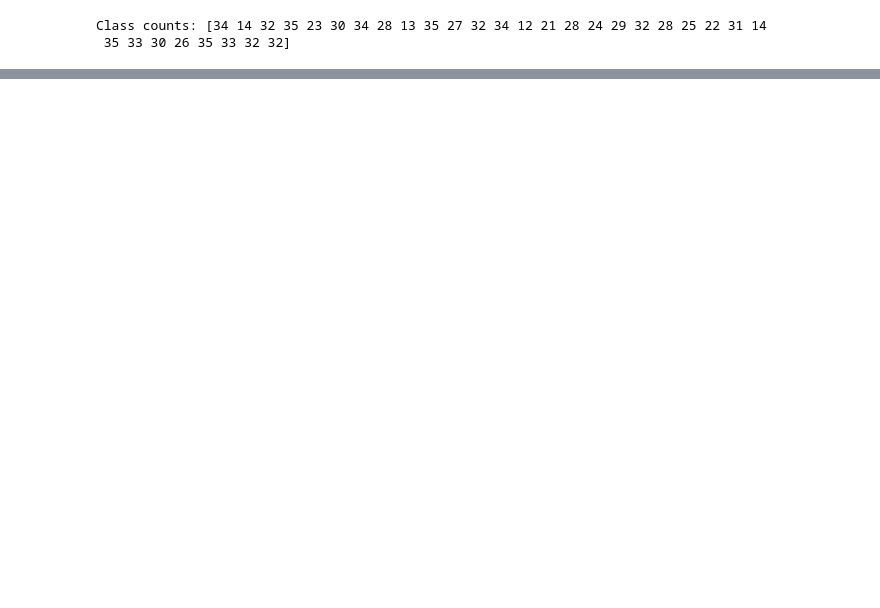
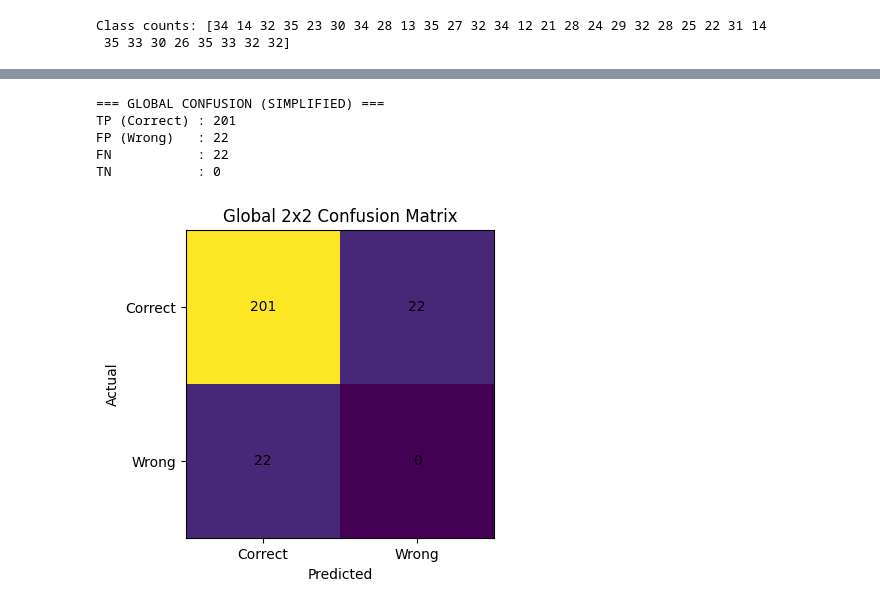
Before and after one commit to TottAditS/SignComparisonCNN, a Jupyter notebook: train/train_mobile_net.ipynb, the cells around one changed output, grey strips where cells are left out. Cells and saved outputs as stored; diff of their text form; code cells hidden in the pictures; blank space fills up the shorter version.

```diff
--- a/train/train_mobile_net.ipynb
+++ b/train/train_mobile_net.ipynb
@@ -443,0 +521,54 @@ writer.close()
+# %%
+import numpy as np
+
+y_true = np.array(y_true)
+y_pred = np.array(y_pred)
+
+# BENAR vs SALAH
+tp = np.sum(y_true == y_pred)
+fp = np.sum(y_true != y_pred)
+
+# karena multiclass, ini simetris
+fn = fp
+tn = 0  # tidak terlalu meaningful di multiclass global
+
+print("=== GLOBAL CONFUSION (SIMPLIFIED) ===")
+print(f"TP (Correct) : {tp}")
+print(f"FP (Wrong)   : {fp}")
+print(f"FN           : {fn}")
+print(f"TN           : {tn}")
+
+import matplotlib.pyplot as plt
+import numpy as np
+
+cm_2x2 = np.array([
+    [tp, fn],
+    [fp, tn]
+])
+
+plt.figure(figsize=(4,4))
+plt.imshow(cm_2x2)
+
+labels = ["Correct", "Wrong"]
+
+plt.xticks([0,1], labels)
+plt.yticks([0,1], labels)
+
+plt.xlabel("Predicted")
+plt.ylabel("Actual")
+plt.title("Global 2x2 Confusion Matrix")
+
+# isi angka
+for i in range(2):
+    for j in range(2):
+        plt.text(j, i, cm_2x2[i, j],
+                 ha="center", va="center")
+
+plt.show()
+# %% [output]
+=== GLOBAL CONFUSION (SIMPLIFIED) ===
+TP (Correct) : 201
+FP (Wrong)   : 22
+FN           : 22
+TN           : 0
+[figure, added]
```
Also changed, not shown: parts of 8 cells of this notebook, 17 other files.
